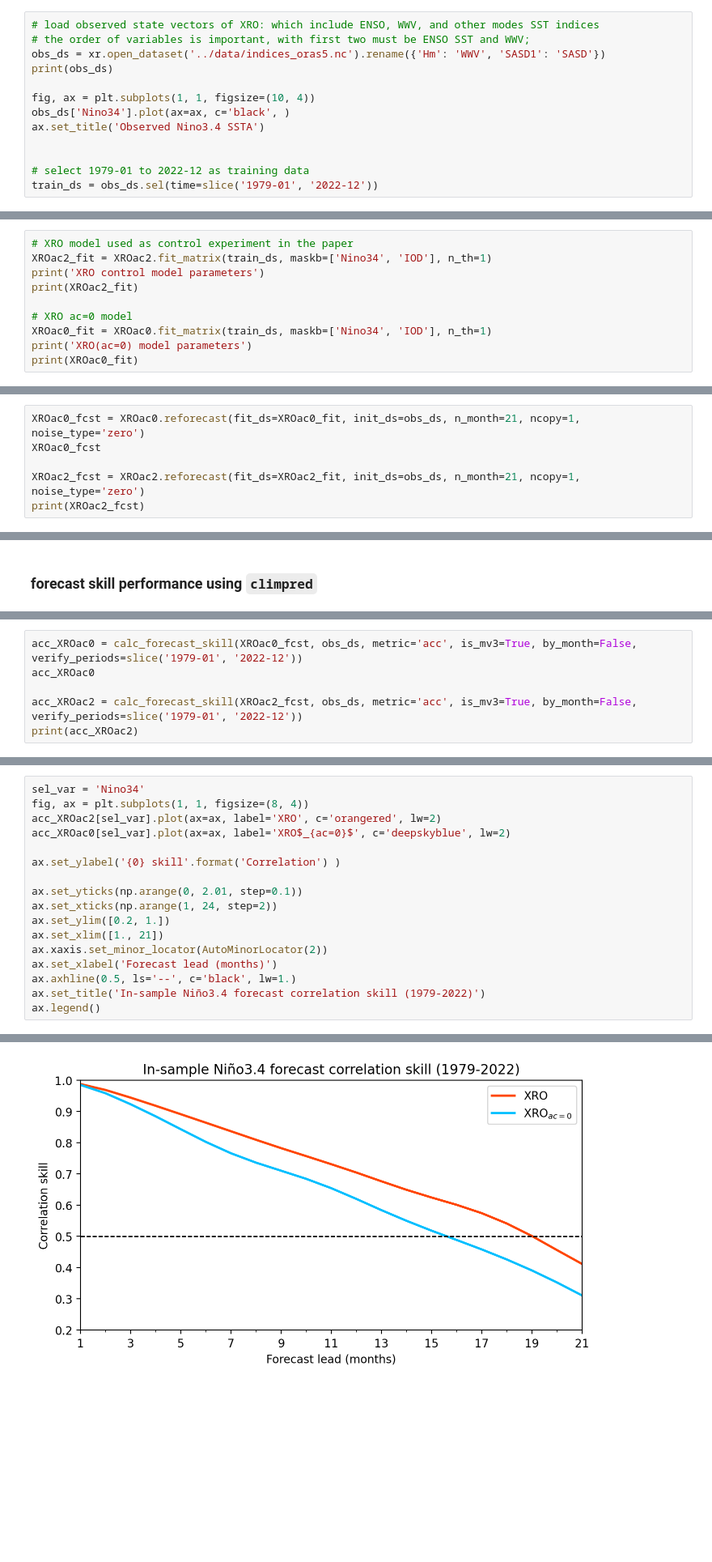
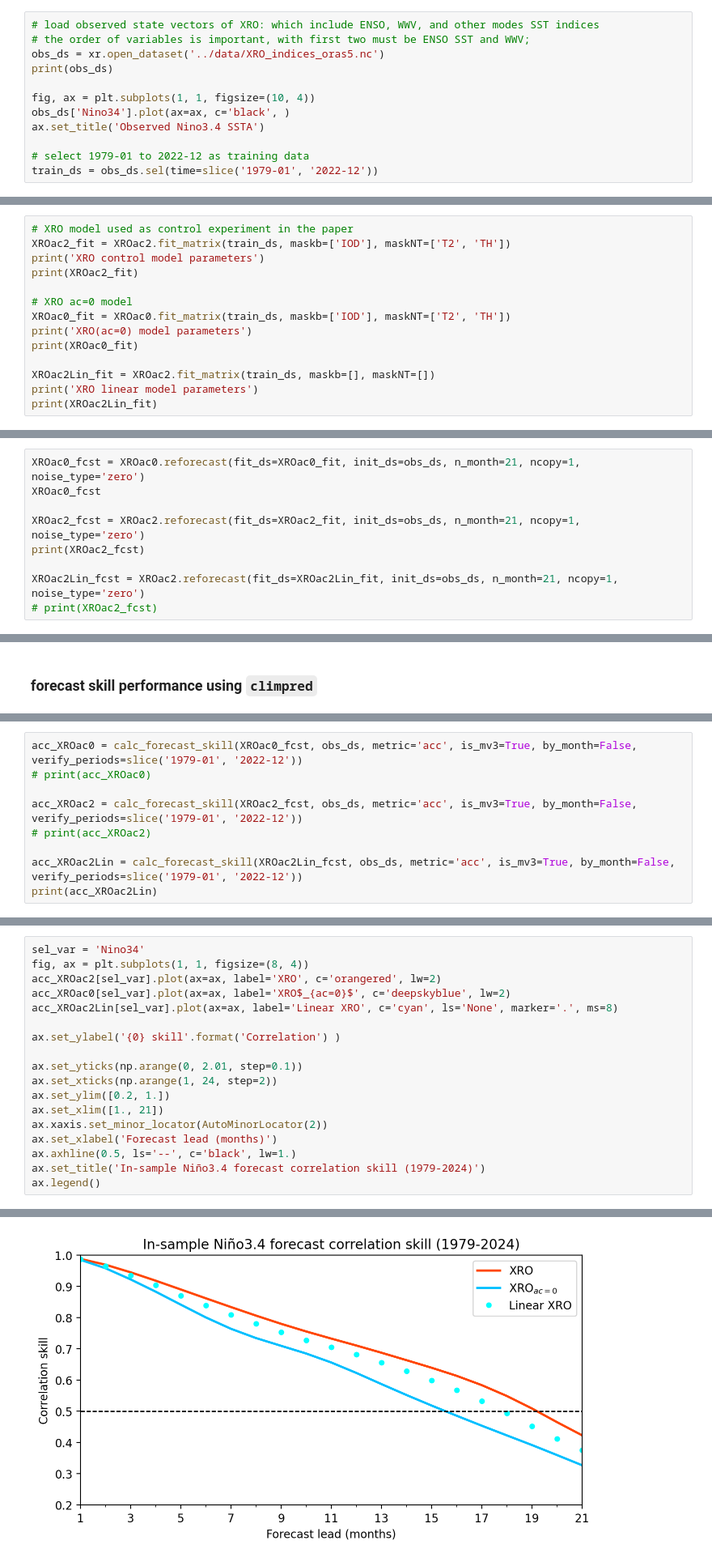
Before and after one commit to senclimate/XRO, a Jupyter notebook: code/XRO_Cookbook.ipynb, the cells around one changed output, grey strips where cells are left out. Shown at 81% size. Saved outputs shown, nothing was run; the diff lists cells and outputs as text; blank space fills up the shorter version.

```diff
--- a/code/XRO_Cookbook.ipynb
+++ b/code/XRO_Cookbook.ipynb
@@ -66,14 +98,13 @@ See the defitions of those SST and WWV indices from Zhao et al. (2024). For brie
 # %%
 # load observed state vectors of XRO: which include ENSO, WWV, and other modes SST indices
 # the order of variables is important, with first two must be ENSO SST and WWV;
-obs_ds = xr.open_dataset('../data/indices_oras5.nc').rename({'Hm': 'WWV', 'SASD1': 'SASD'})
+obs_ds = xr.open_dataset('../data/XRO_indices_oras5.nc')
 print(obs_ds)
 
 fig, ax = plt.subplots(1, 1, figsize=(10, 4))
 obs_ds['Nino34'].plot(ax=ax, c='black', )
 ax.set_title('Observed Nino3.4 SSTA')
 
-
 # select 1979-01 to 2022-12 as training data
 train_ds = obs_ds.sel(time=slice('1979-01', '2022-12'))
 # %% [output]
@@ -108,13 +137,17 @@ The XRO model form : dX/dt = L * X + maskb * Ib * X^2 + X * X(1) * maskth
 # %%
 # XRO model used as control experiment in the paper
-XROac2_fit = XROac2.fit_matrix(train_ds, maskb=['Nino34', 'IOD'], n_th=1)
+XROac2_fit = XROac2.fit_matrix(train_ds, maskb=['IOD'], maskNT=['T2', 'TH'])
 print('XRO control model parameters')
 print(XROac2_fit)
 
 # XRO ac=0 model
-XROac0_fit = XROac0.fit_matrix(train_ds, maskb=['Nino34', 'IOD'], n_th=1)
+XROac0_fit = XROac0.fit_matrix(train_ds, maskb=['IOD'], maskNT=['T2', 'TH'])
 print('XRO(ac=0) model parameters')
 print(XROac0_fit)
+
+XROac2Lin_fit = XROac2.fit_matrix(train_ds, maskb=[], maskNT=[])
+print('XRO linear model parameters')
+print(XROac2Lin_fit)
 # %% [output]
 XRO control model parameters
 <xarray.Dataset>
@@ -227,5 +275,8 @@ XROac0_fcst
 
 XROac2_fcst = XROac2.reforecast(fit_ds=XROac2_fit, init_ds=obs_ds, n_month=21, ncopy=1, noise_type='zero')
 print(XROac2_fcst)
+
+XROac2Lin_fcst = XROac2.reforecast(fit_ds=XROac2Lin_fit, init_ds=obs_ds, n_month=21, ncopy=1, noise_type='zero')
+# print(XROac2_fcst)
 # %% [output]
 <xarray.Dataset>
@@ -284,9 +335,12 @@ In-sample correlation skill of XRO and XRO(ac=0) for 1979-2022
 # %%
 acc_XROac0 = calc_forecast_skill(XROac0_fcst, obs_ds, metric='acc', is_mv3=True, by_month=False, verify_periods=slice('1979-01', '2022-12'))
-acc_XROac0
+# print(acc_XROac0)
 
 acc_XROac2 = calc_forecast_skill(XROac2_fcst, obs_ds, metric='acc', is_mv3=True, by_month=False, verify_periods=slice('1979-01', '2022-12'))
-print(acc_XROac2)
+# print(acc_XROac2)
+
+acc_XROac2Lin = calc_forecast_skill(XROac2Lin_fcst, obs_ds, metric='acc', is_mv3=True, by_month=False, verify_periods=slice('1979-01', '2022-12'))
+print(acc_XROac2Lin)
 # %% [output]
 <xarray.Dataset>
 Dimensions:  (lead: 22)
@@ -308,23 +362,24 @@ Data variables:
 # %%
 sel_var = 'Nino34'
 fig, ax = plt.subplots(1, 1, figsize=(8, 4))
 acc_XROac2[sel_var].plot(ax=ax, label='XRO', c='orangered', lw=2)
 acc_XROac0[sel_var].plot(ax=ax, label='XRO$_{ac=0}$', c='deepskyblue', lw=2)
+acc_XROac2Lin[sel_var].plot(ax=ax, label='Linear XRO', c='cyan', ls='None', marker='.', ms=8)
 
 ax.set_ylabel('{0} skill'.format('Correlation') )
 
 ax.set_yticks(np.arange(0, 2.01, step=0.1))
 ax.set_xticks(np.arange(1, 24, step=2))
 ax.set_ylim([0.2, 1.])
 ax.set_xlim([1., 21])
 ax.xaxis.set_minor_locator(AutoMinorLocator(2))
 ax.set_xlabel('Forecast lead (months)')
 ax.axhline(0.5, ls='--', c='black', lw=1.)
-ax.set_title('In-sample Niño3.4 forecast correlation skill (1979-2022)')
+ax.set_title('In-sample Niño3.4 forecast correlation skill (1979-2024)')
 ax.legend()
 # %% [output]
 <matplotlib.legend.Legend at 0x...>
-[figure, old version]
+[figure, new version]
 # %% [markdown]
 ### RMSE skill
 
```
Also changed, not shown: parts of 19 cells of this notebook, 5 other files.
